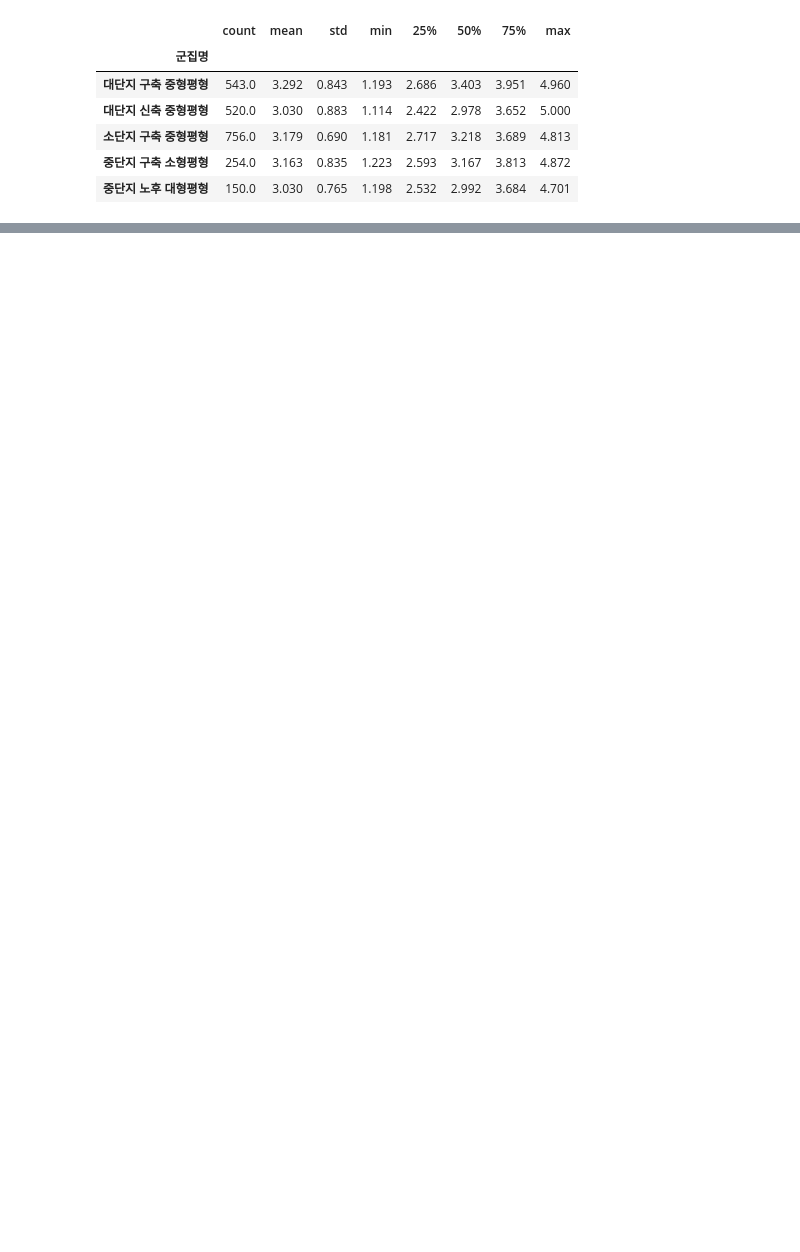
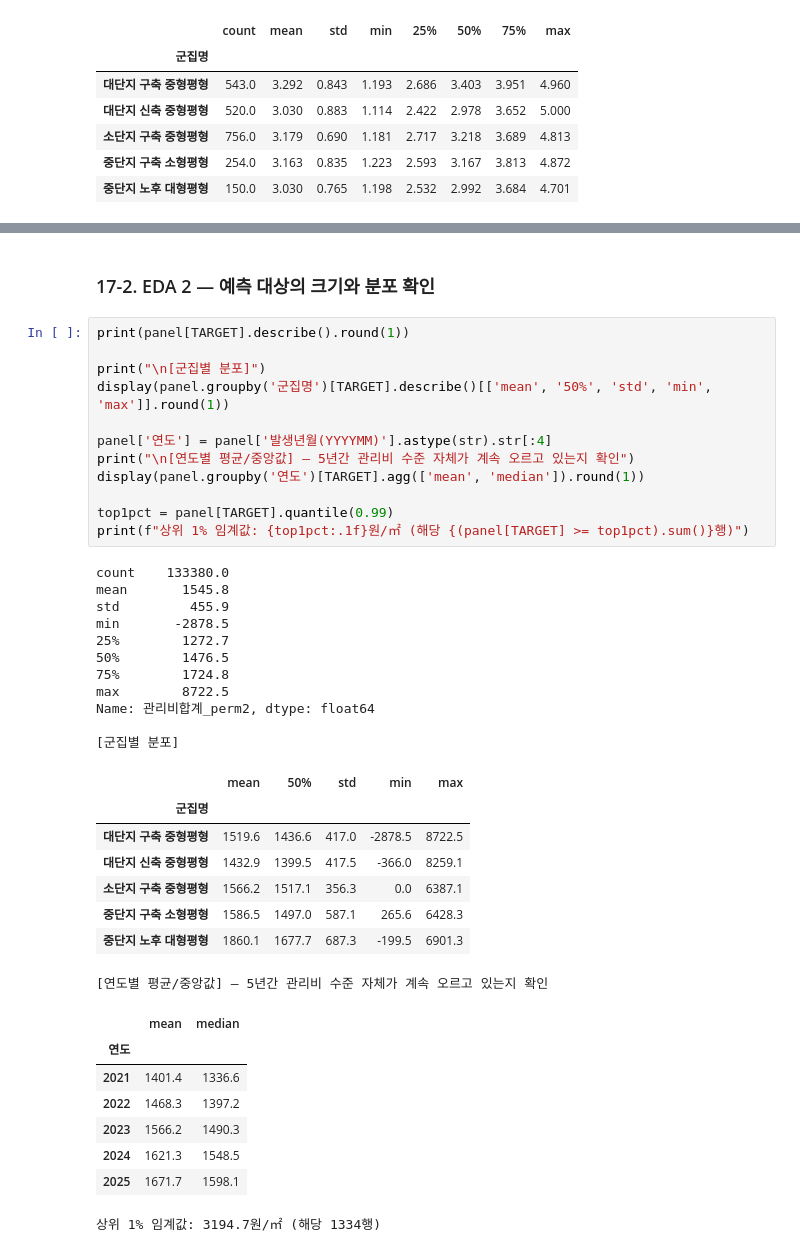
Before and after one commit to roh-git/mlapt_project, a Jupyter notebook: main_analysis.ipynb, the cells around one changed output, grey strips where cells are left out. Drawn from its saved outputs; the diff is of its cells as text; blank space fills up the shorter version.

```diff
--- a/main_analysis.ipynb
+++ b/main_analysis.ipynb
@@ -1480,0 +1537,42 @@ Name: count, dtype: int64
+# %% [markdown]
+### 17-2. EDA 2 — 예측 대상의 크기와 분포 확인
+# %%
+print(panel[TARGET].describe().round(1))
+
+print("\n[군집별 분포]")
+display(panel.groupby('군집명')[TARGET].describe()[['mean', '50%', 'std', 'min', 'max']].round(1))
+
+panel['연도'] = panel['발생년월(YYYYMM)'].astype(str).str[:4]
+print("\n[연도별 평균/중앙값] — 5년간 관리비 수준 자체가 계속 오르고 있는지 확인")
+display(panel.groupby('연도')[TARGET].agg(['mean', 'median']).round(1))
+
+top1pct = panel[TARGET].quantile(0.99)
+print(f"상위 1% 임계값: {top1pct:.1f}원/㎡ (해당 {(panel[TARGET] >= top1pct).sum()}행)")
+# %% [output]
+count    133380.0
+mean       1545.8
+std         455.9
+min       -2878.5
+25%        1272.7
+50%        1476.5
+75%        1724.8
+max        8722.5
+Name: 관리비합계_perm2, dtype: float64
+
+[군집별 분포]
+|  | mean | 50% | std | min | max |
+| 군집명 |  |  |  |  |  |
+| 대단지 구축 중형평형 | 1519.6 | 1436.6 | 417.0 | -2878.5 | 8722.5 |
+| 대단지 신축 중형평형 | 1432.9 | 1399.5 | 417.5 | -366.0 | 8259.1 |
+| 소단지 구축 중형평형 | 1566.2 | 1517.1 | 356.3 | 0.0 | 6387.1 |
+| 중단지 구축 소형평형 | 1586.5 | 1497.0 | 587.1 | 265.6 | 6428.3 |
+| 중단지 노후 대형평형 | 1860.1 | 1677.7 | 687.3 | -199.5 | 6901.3 |
+[연도별 평균/중앙값] — 5년간 관리비 수준 자체가 계속 오르고 있는지 확인
+|  | mean | median |
+| 연도 |  |  |
+| 2021 | 1401.4 | 1336.6 |
+| 2022 | 1468.3 | 1397.2 |
+| 2023 | 1566.2 | 1490.3 |
+| 2024 | 1621.3 | 1548.5 |
+| 2025 | 1671.7 | 1598.1 |
+상위 1% 임계값: 3194.7원/㎡ (해당 1334행)
```
Also changed, not shown: parts of 24 cells of this notebook.
